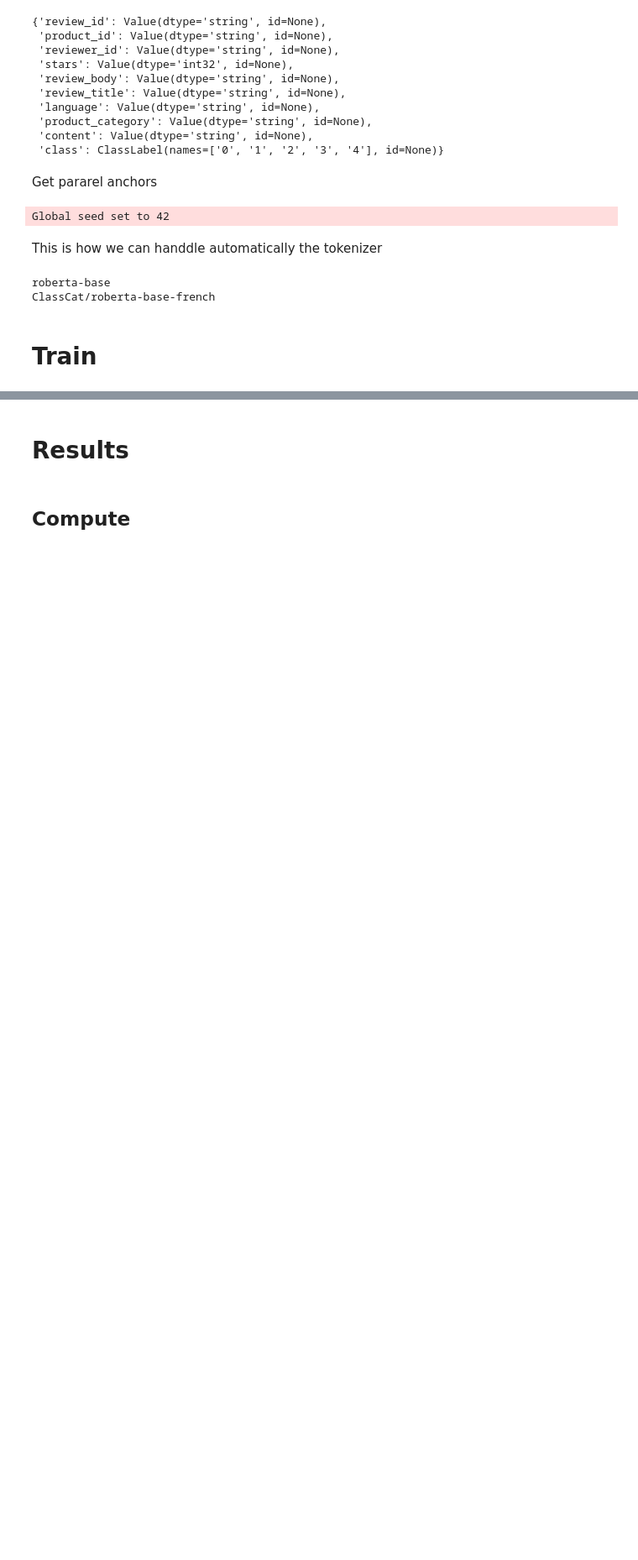
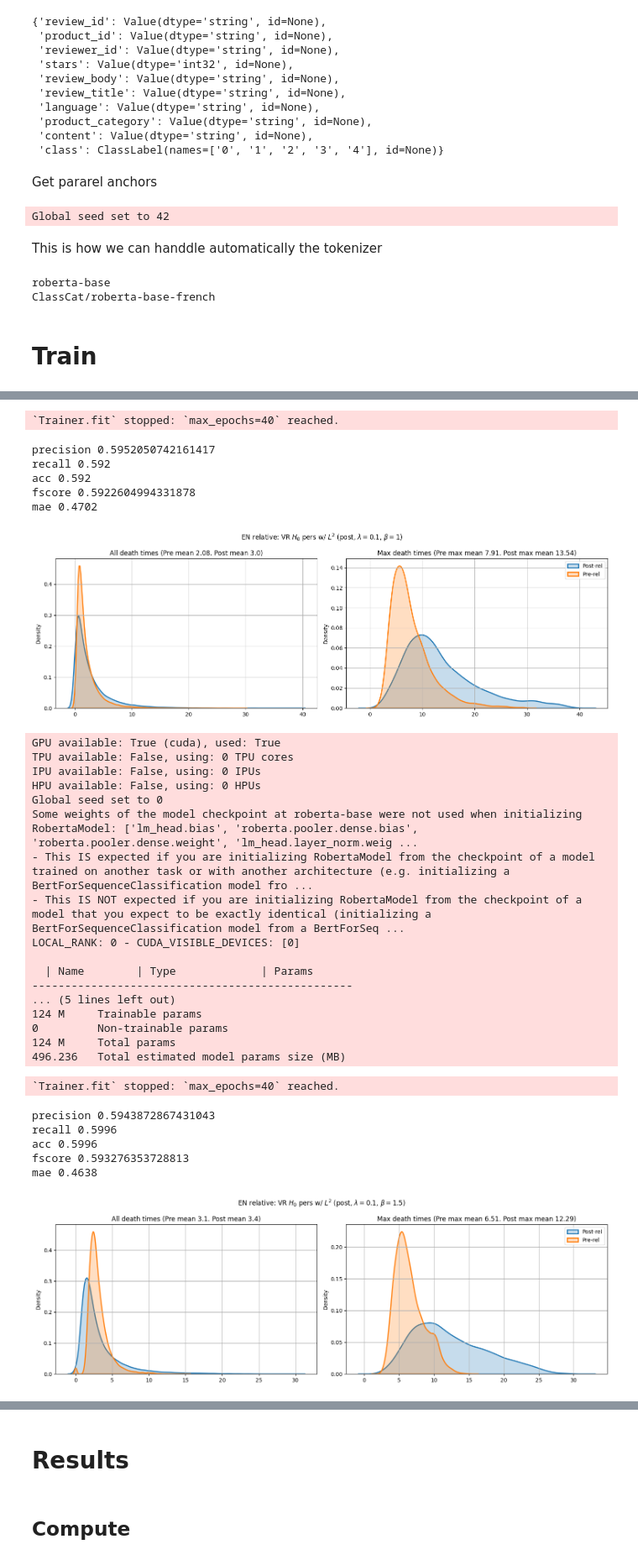
Before and after one commit to AGarciaCast/Topo_Reg_Relative_Rep, a Jupyter notebook: topo_multilingual_stitching.ipynb, the cells around one changed output, grey strips where cells are left out. Shown at 84% size. Saved outputs shown, nothing was run; the diff lists cells and outputs as text; code cells hidden in the pictures; blank space fills up the shorter version.

```diff
--- a/topo_multilingual_stitching.ipynb
+++ b/topo_multilingual_stitching.ipynb
@@ -384,7 +384,10 @@ def train_network(lang, mode="relative", seed=24, test=False, topo=("pre", "L_2"
     if topo is None:
         aux = f"{aux}/vanilla_linear_{lang}_{mode}_seed{seed}"
     else:
-        aux = f"{aux}/topo_linear_{lang}_{mode}_seed{seed}"
+        if  mode == "relative":
+            aux = f"{aux}/topo_linear_{lang}_{mode}_{topo[0]}_seed{seed}"
+        else:
+            aux = f"{aux}/topo_linear_{lang}_{mode}_seed{seed}"
 
     title = CHECKPOINT_PATH /  aux
     trainer = pl.Trainer(default_root_dir=title,
@@ -462,12 +465,20 @@ def train_network(lang, mode="relative", seed=24, test=False, topo=("pre", "L_2"
         aux = "rel_topo" if topo is not None else "rel_vanilla"
 
         title = f"{lang.upper()} {mode}: VR " + r"$H_0$" + " pers w/ " + r"$L^2$"
-        if mode == "topo":
+        if topo is not None:
             title+= f" ({topo[0]}, "+ r"$\lambda={}$, ".format(topo[3]) + r"$\beta={}$)".format(topo[2])
 
+        if topo is not None:
+            path =  f"{'fine_grained' if fine_grained else 'coarse_grained'}/full_topo_dist_linear/{lang}_{mode}"
+            if mode == "relative":
+                path += f"_{topo[0]}"
+            path += f"_{topo[2]}_seed{seed}.png"
+
+        else:
+            path =  f"{'fine_grained' if fine_grained else 'coarse_grained'}/full_topo_dist_linear/{lang}_{mode}_seed{seed}.png"
+
         topo_model(model.net, device, test_lang2dataloader[lang][1],
-                 FIG_PATH / aux /
-                 f"{'fine_grained' if fine_grained else 'coarse_grained'}/full_topo_dist_linear/{lang}_{mode}_seed{seed}.png",
+                 FIG_PATH / aux / path,
                  title=title,
                  pers="L_2", plot_topo=True, relative=mode=="relative");
 
@@ -475,7 +486,14 @@ def train_network(lang, mode="relative", seed=24, test=False, topo=("pre", "L_2"
     model.to("cpu")
     del model
 # %%
-#train_network("en", mode="relative", seed=0, test=True, topo=None)
+train_network("en", mode="relative", seed=0, test=True, topo=("post", "L_2", 1, 0.1, "L_1"))
+train_network("en", mode="relative", seed=0, test=True, topo=("post", "L_2", 1.5, 0.1, "L_1"))
+train_network("en", mode="relative", seed=0, test=True, topo=("post", "L_2", 2, 0.1, "L_1"))
+train_network("en", mode="relative", seed=0, test=True, topo=("post", "L_2", 3, 0.1, "L_1"))
+train_network("en", mode="relative", seed=0, test=True, topo=("post", "L_2", 4, 0.1, "L_1"))
+train_network("en", mode="relative", seed=0, test=True, topo=("post", "L_2", 5, 0.1, "L_1"))
+
 #train_network("fr", mode="relative", seed=0, test=True, topo=None)
 #train_network("en", mode="relative", seed=1, test=True, topo=None)
 #train_network("fr", mode="relative", seed=1, test=True, topo=None)
+# %% [output]
@@ -481,0 +517,31 @@ def train_network(lang, mode="relative", seed=24, test=False, topo=("pre", "L_2"
+`Trainer.fit` stopped: `max_epochs=40` reached.
+precision 0.5952050742161417
+recall 0.592
+acc 0.592
+fscore 0.5922604994331878
+mae 0.4702
+[figure, added]
+GPU available: True (cuda), used: True
+TPU available: False, using: 0 TPU cores
+IPU available: False, using: 0 IPUs
+HPU available: False, using: 0 HPUs
+Global seed set to 0
+Some weights of the model checkpoint at roberta-base were not used when initializing RobertaModel: ['lm_head.bias', 'roberta.pooler.dense.bias', 'roberta.pooler.dense.weight', 'lm_head.layer_norm.weig ...
+- This IS expected if you are initializing RobertaModel from the checkpoint of a model trained on another task or with another architecture (e.g. initializing a BertForSequenceClassification model fro ...
+- This IS NOT expected if you are initializing RobertaModel from the checkpoint of a model that you expect to be exactly identical (initializing a BertForSequenceClassification model from a BertForSeq ...
+LOCAL_RANK: 0 - CUDA_VISIBLE_DEVICES: [0]
+
+  | Name        | Type             | Params
+-------------------------------------------------
+... (5 lines left out)
+124 M     Trainable params
+0         Non-trainable params
+124 M     Total params
+496.236   Total estimated model params size (MB)
+`Trainer.fit` stopped: `max_epochs=40` reached.
+precision 0.5943872867431043
+recall 0.5996
+acc 0.5996
+fscore 0.593276353728813
+mae 0.4638
+[figure, added]
```
Also changed, not shown: parts of 3 cells of this notebook, 15 other files.
